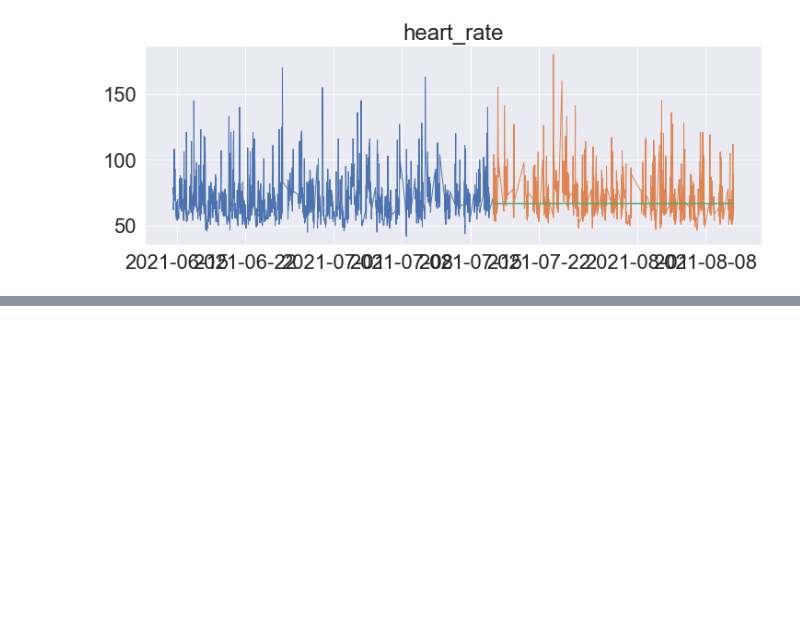
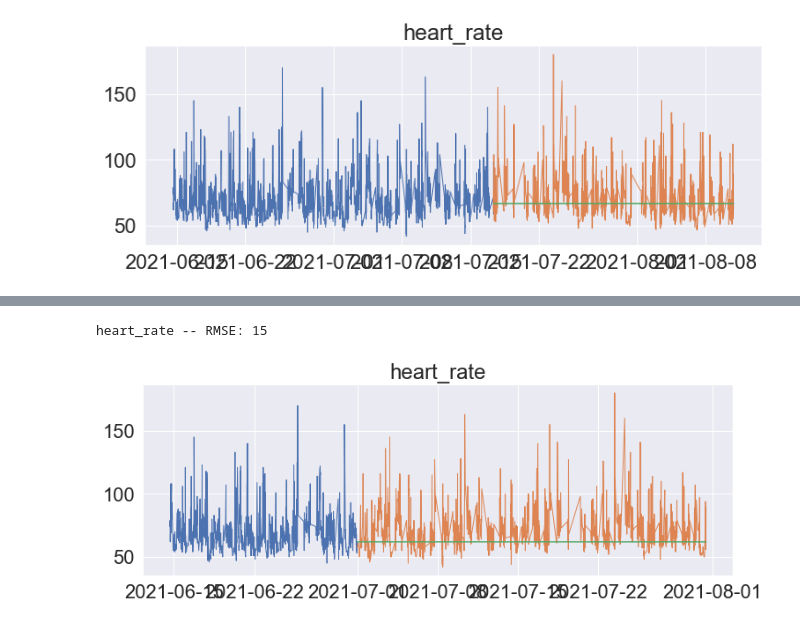
Before and after one commit to LinhQuach13/samsung_heart_rate_fit2, a Jupyter notebook: time_series_samsung_data.ipynb, the cells around one changed output, grey strips where cells are left out. Drawn from its saved outputs; the diff is of its cells as text; code cells hidden in the pictures; blank space fills up the shorter version.

```diff
--- a/time_series_samsung_data.ipynb
+++ b/time_series_samsung_data.ipynb
@@ -598,4 +587,0 @@ In the below example:
-# %%
-train = new_df[:'2021-06']
-validate = new_df['2021-07']
-test = new_df['2021-08']
@@ -624,0 +590,10 @@ validate.shape
+# %%
+# compute a 30 day rolling average,
+# use the most recent/last 30 day period value to predict forward.
+period = 30
+
+hr = round(test['heart_rate'].rolling(period).mean().iloc[-1], 2)
+
+
+yhat_df_moving_avg_test = make_predictions() #Using predictions function
+yhat_df_moving_avg_test.head(3)
@@ -624,0 +606,9 @@ validate.shape
+# %%
+for col in train.columns:
+    if col != 'month':
+        plot_and_eval(col, yhat_df_moving_avg_test)
+    else:
+        break;
+# %% [output]
+heart_rate -- RMSE: 15
+[figure, added]
```
Also changed, not shown: parts of 13 cells of this notebook.
